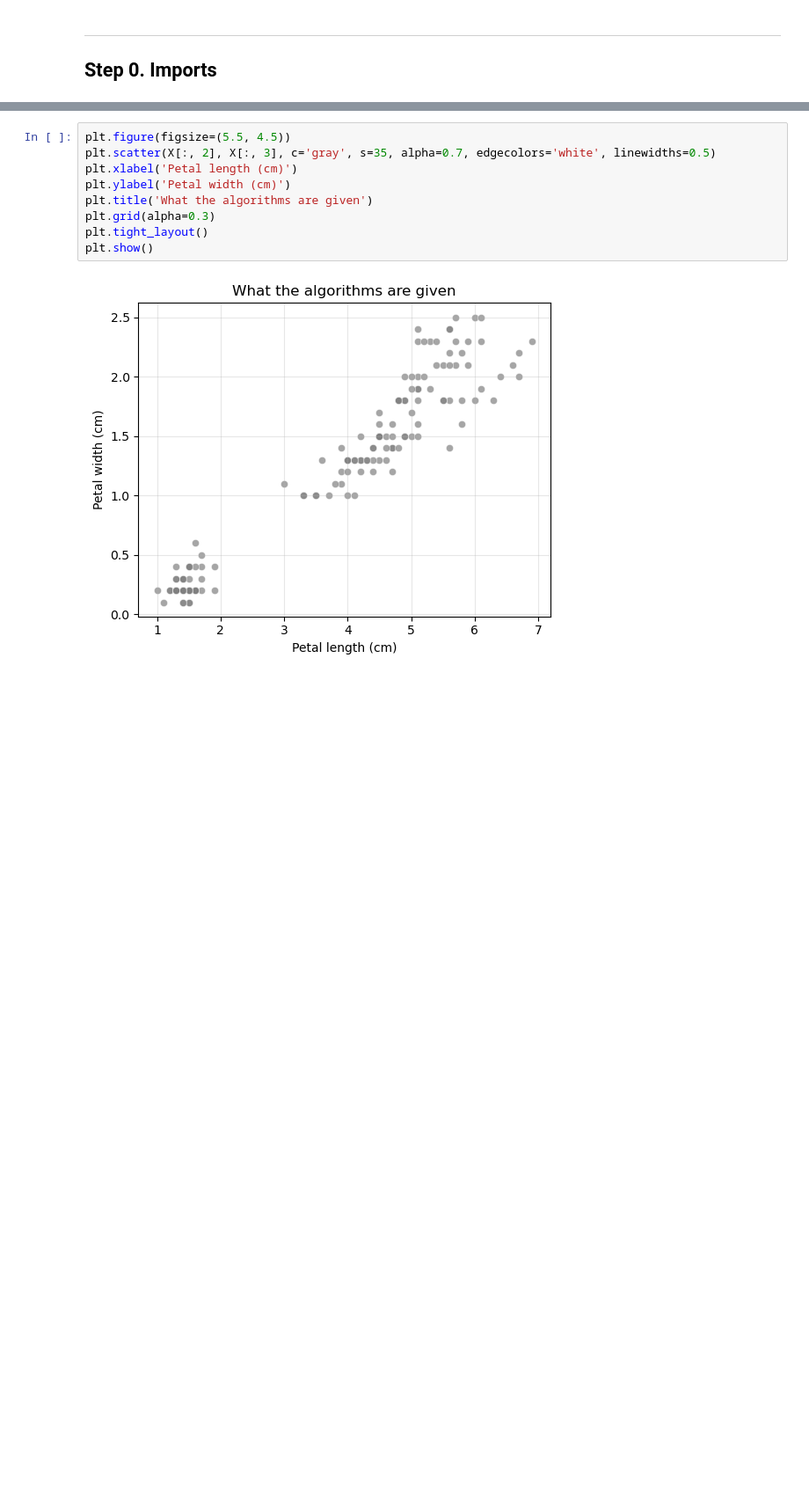
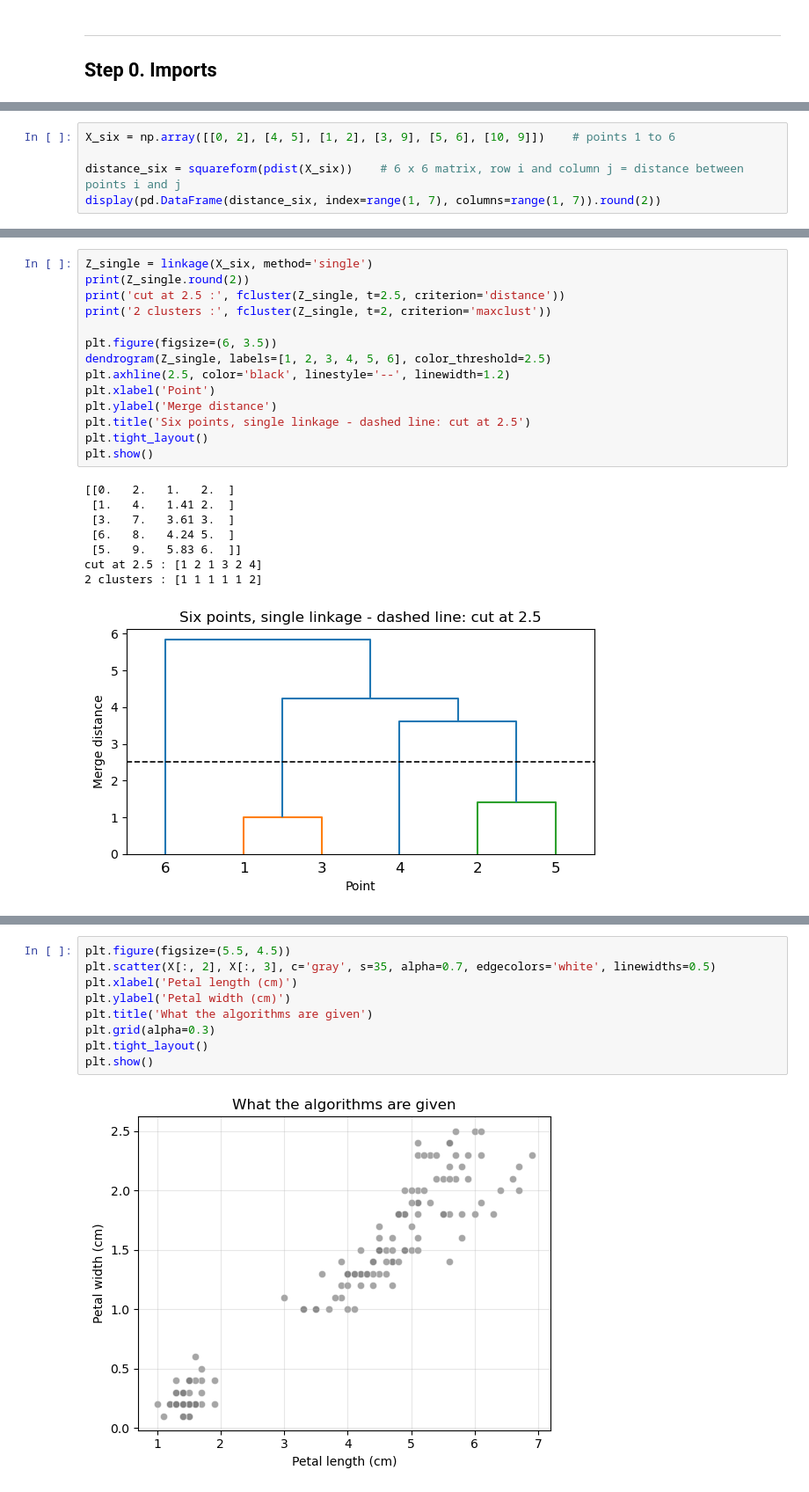
Before and after one commit to jongmoonha/AI-ME-Practice, a Jupyter notebook: Practice06_Unsupervised_Learning.ipynb, the cells around one changed output, grey strips where cells are left out. Shown at 88% size. Saved outputs shown, nothing was run; the diff lists cells and outputs as text; blank space fills up the shorter version.

```diff
--- a/Practice06_Unsupervised_Learning.ipynb
+++ b/Practice06_Unsupervised_Learning.ipynb
@@ -32,0 +44,5 @@ plt.rcParams['axes.unicode_minus'] = False
+# %%
+X_six = np.array([[0, 2], [4, 5], [1, 2], [3, 9], [5, 6], [10, 9]])    # points 1 to 6
+
+distance_six = squareform(pdist(X_six))    # 6 x 6 matrix, row i and column j = distance between points i and j
+display(pd.DataFrame(distance_six, index=range(1, 7), columns=range(1, 7)).round(2))
@@ -32,0 +63,23 @@ plt.rcParams['axes.unicode_minus'] = False
+# %%
+Z_single = linkage(X_six, method='single')
+print(Z_single.round(2))
+print('cut at 2.5 :', fcluster(Z_single, t=2.5, criterion='distance'))
+print('2 clusters :', fcluster(Z_single, t=2, criterion='maxclust'))
+
+plt.figure(figsize=(6, 3.5))
+dendrogram(Z_single, labels=[1, 2, 3, 4, 5, 6], color_threshold=2.5)
+plt.axhline(2.5, color='black', linestyle='--', linewidth=1.2)
+plt.xlabel('Point')
+plt.ylabel('Merge distance')
+plt.title('Six points, single linkage - dashed line: cut at 2.5')
+plt.tight_layout()
+plt.show()
+# %% [output]
+[[0.   2.   1.   2.  ]
+ [1.   4.   1.41 2.  ]
+ [3.   7.   3.61 3.  ]
+ [6.   8.   4.24 5.  ]
+ [5.   9.   5.83 6.  ]]
+cut at 2.5 : [1 2 1 3 2 4]
+2 clusters : [1 1 1 1 1 2]
+[figure, added]
```
Also changed, not shown: parts of 85 cells of this notebook.
